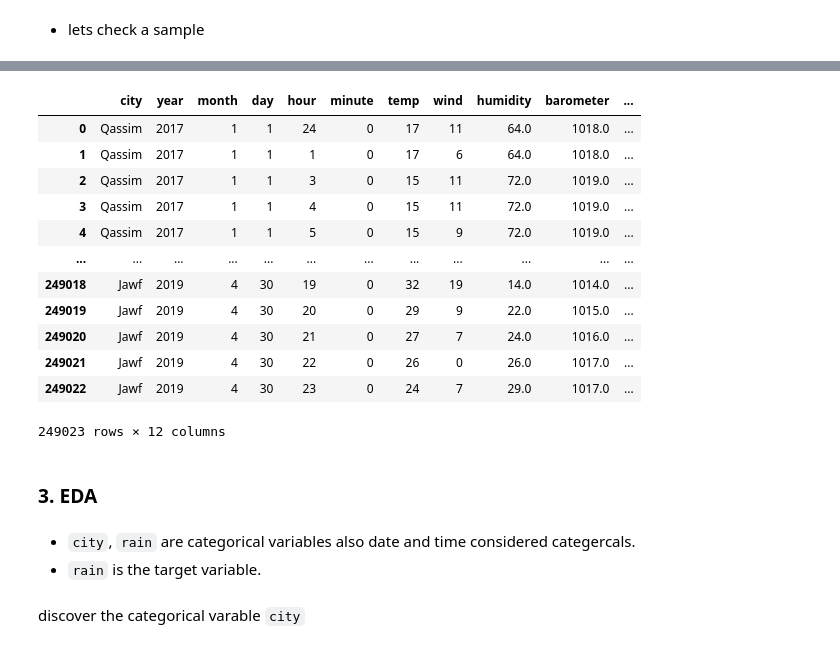
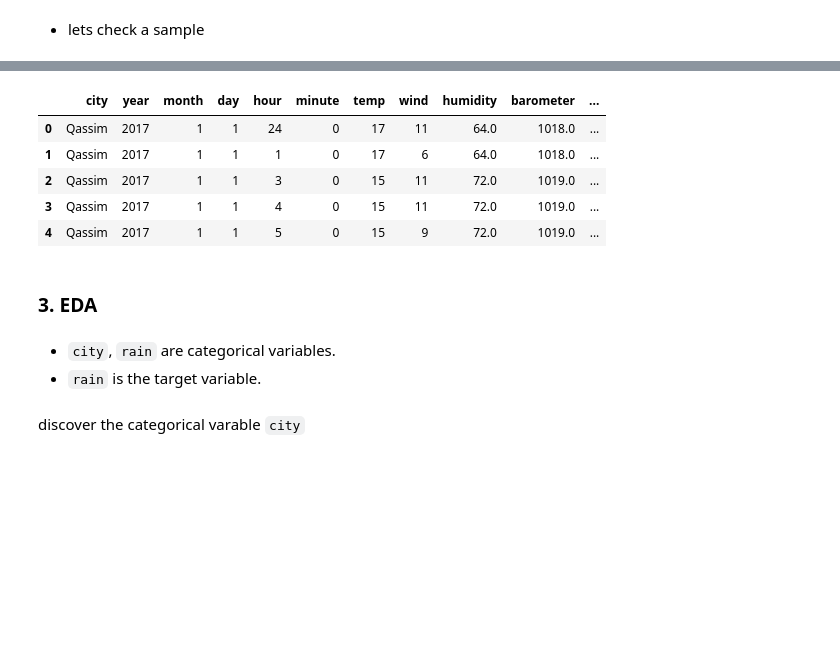
Before and after one commit to naiforfi/Bootcamp_repo, a Jupyter notebook: Saudi_Arabia_Rain.ipynb, the cells around one changed output, grey strips where cells are left out. Cells and saved outputs as stored; diff of their text form; code cells hidden in the pictures; blank space fills up the shorter version.

```diff
--- a/Saudi_Arabia_Rain.ipynb
+++ b/Saudi_Arabia_Rain.ipynb
@@ -204,25 +157,18 @@ Name: rain, dtype: object
 # %%
 data.drop('weather', axis =1 , inplace =True)
 # %%
-data
+data.head()
 # %% [output]
 |  | city | year | month | day | hour | minute | temp | wind | humidity | barometer | ... |
 | 0 | Qassim | 2017 | 1 | 1 | 24 | 0 | 17 | 11 | 64.0 | 1018.0 | ... |
 | 1 | Qassim | 2017 | 1 | 1 | 1 | 0 | 17 | 6 | 64.0 | 1018.0 | ... |
 | 2 | Qassim | 2017 | 1 | 1 | 3 | 0 | 15 | 11 | 72.0 | 1019.0 | ... |
 | 3 | Qassim | 2017 | 1 | 1 | 4 | 0 | 15 | 11 | 72.0 | 1019.0 | ... |
 | 4 | Qassim | 2017 | 1 | 1 | 5 | 0 | 15 | 9 | 72.0 | 1019.0 | ... |
-| ... | ... | ... | ... | ... | ... | ... | ... | ... | ... | ... | ... |
-| 249018 | Jawf | 2019 | 4 | 30 | 19 | 0 | 32 | 19 | 14.0 | 1014.0 | ... |
-| 249019 | Jawf | 2019 | 4 | 30 | 20 | 0 | 29 | 9 | 22.0 | 1015.0 | ... |
-| 249020 | Jawf | 2019 | 4 | 30 | 21 | 0 | 27 | 7 | 24.0 | 1016.0 | ... |
-| 249021 | Jawf | 2019 | 4 | 30 | 22 | 0 | 26 | 0 | 26.0 | 1017.0 | ... |
-| 249022 | Jawf | 2019 | 4 | 30 | 23 | 0 | 24 | 7 | 29.0 | 1017.0 | ... |
-249023 rows × 12 columns
 # %% [markdown]
 ### 3. EDA
 # %% [markdown]
-- `city`, `rain` are categorical variables also date and time considered categercals.
+- `city`, `rain` are categorical variables.
 - `rain` is the target variable.
 # %% [markdown]
  discover the categorical varable `city`
```
Also changed, not shown: parts of 62 cells of this notebook, 2 other files.
